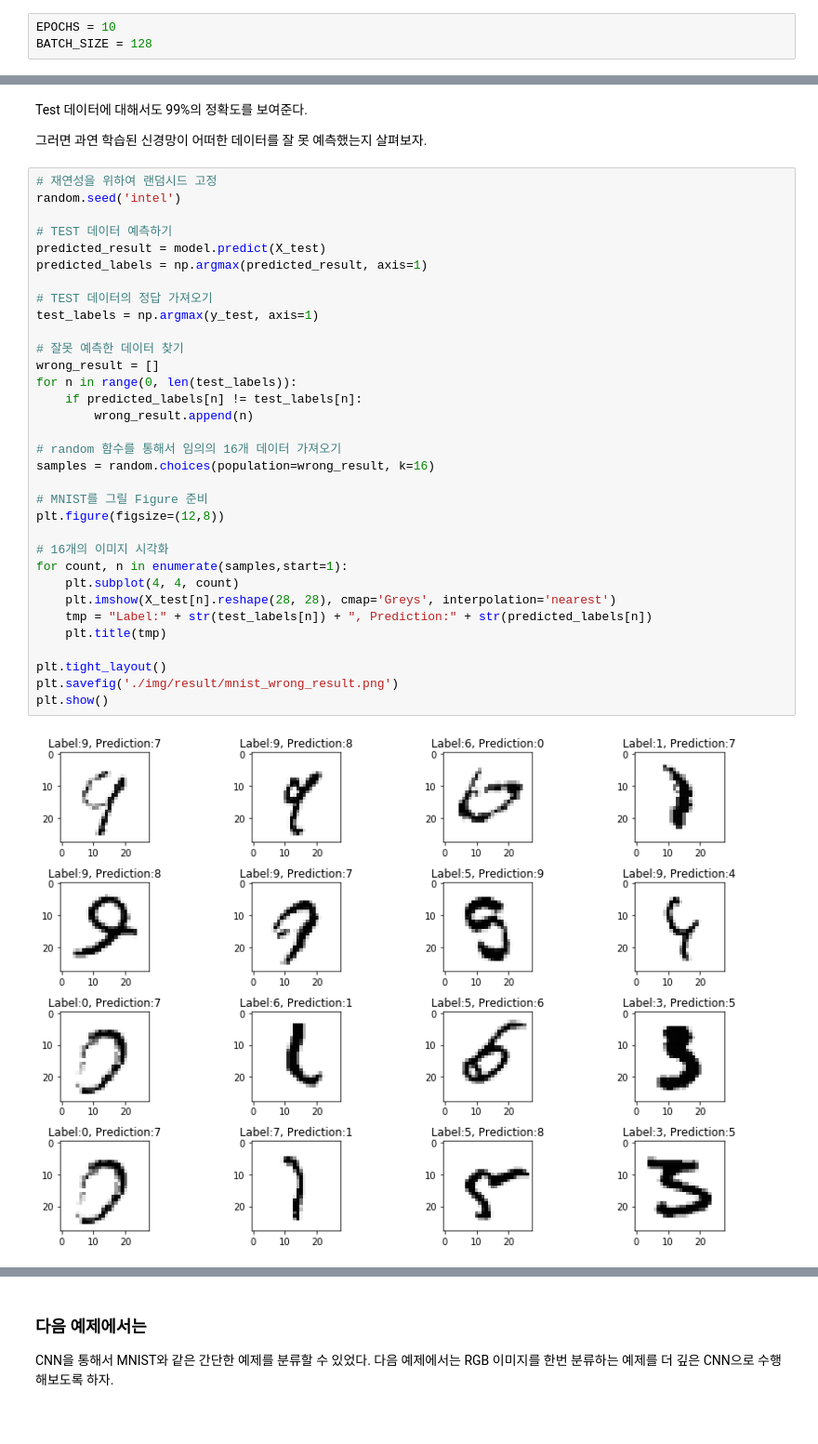
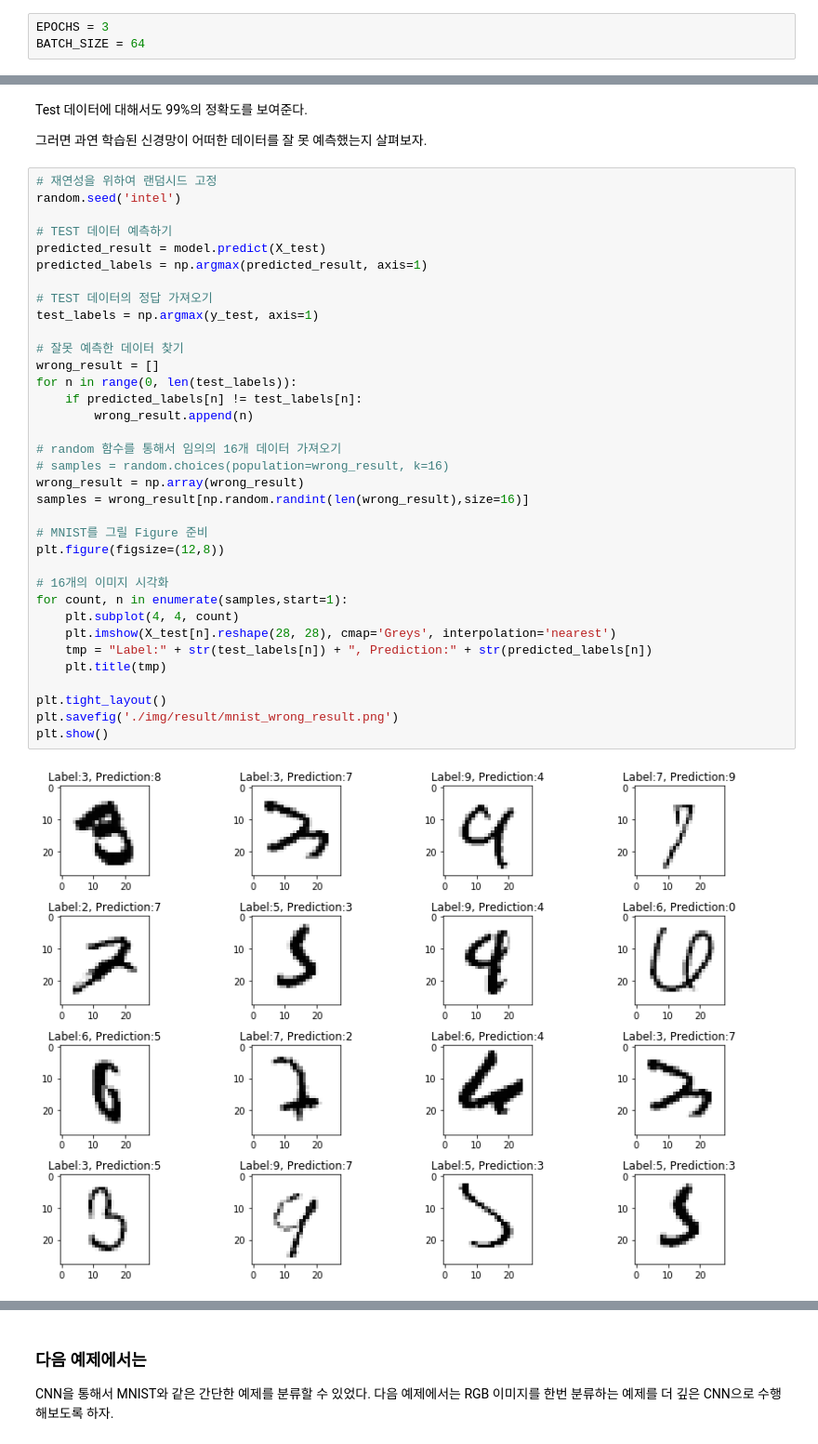
Before and after one commit to minsuk-sung/intel-image-classification, a Jupyter notebook: Lecture02 - MNIST.ipynb, the cells around one changed output, grey strips where cells are left out. Shown at 93% size. Saved outputs shown, nothing was run; the diff lists cells and outputs as text.

```diff
--- a/Lecture02 - MNIST.ipynb
+++ b/Lecture02 - MNIST.ipynb
@@ -340,8 +336,8 @@ _________________________________________________________________
 
 Keras의 `fit`의 메소드를 통해서 간단하게 학습가능하다. 이번 예제에서는 여기서는 10번의 epoch만으로 학습을 진행하도록 한다. 그리고 앞서 준비한 검증 데이터(Validation Set)을 통해서 신경망의 오버피팅 여부를 판단하도록 하자.
 # %%
-EPOCHS = 10
-BATCH_SIZE = 128
+EPOCHS = 3
+BATCH_SIZE = 64
 # %%
 history = model.fit(X_train,  # 학습할 데이터
                     y_train,  # 학습할 레이블
@@ -444,35 +430,37 @@ random.seed('intel')
 
 # TEST 데이터 예측하기
 predicted_result = model.predict(X_test)
 predicted_labels = np.argmax(predicted_result, axis=1)
 
 # TEST 데이터의 정답 가져오기
 test_labels = np.argmax(y_test, axis=1)
 
 # 잘못 예측한 데이터 찾기
 wrong_result = []
 for n in range(0, len(test_labels)):
     if predicted_labels[n] != test_labels[n]:
         wrong_result.append(n)
 
 # random 함수를 통해서 임의의 16개 데이터 가져오기
-samples = random.choices(population=wrong_result, k=16)
+# samples = random.choices(population=wrong_result, k=16)
+wrong_result = np.array(wrong_result)
+samples = wrong_result[np.random.randint(len(wrong_result),size=16)]
 
 # MNIST를 그릴 Figure 준비
 plt.figure(figsize=(12,8))
 
 # 16개의 이미지 시각화
 for count, n in enumerate(samples,start=1):
     plt.subplot(4, 4, count)
     plt.imshow(X_test[n].reshape(28, 28), cmap='Greys', interpolation='nearest')
     tmp = "Label:" + str(test_labels[n]) + ", Prediction:" + str(predicted_labels[n])
     plt.title(tmp)
 
 plt.tight_layout()
 plt.savefig('./img/result/mnist_wrong_result.png')
 plt.show()
 # %% [output]
-[figure, old version]
+[figure, new version]
 # %% [markdown]
 놀랍게도 모델이 틀린 데이터는 언뜻보면 사람조차도 헷갈릴 수 있을만한 데이터라는 걸 확인할 수 있다.
 
```
Also changed, not shown: parts of 10 cells of this notebook, 5 other files.
